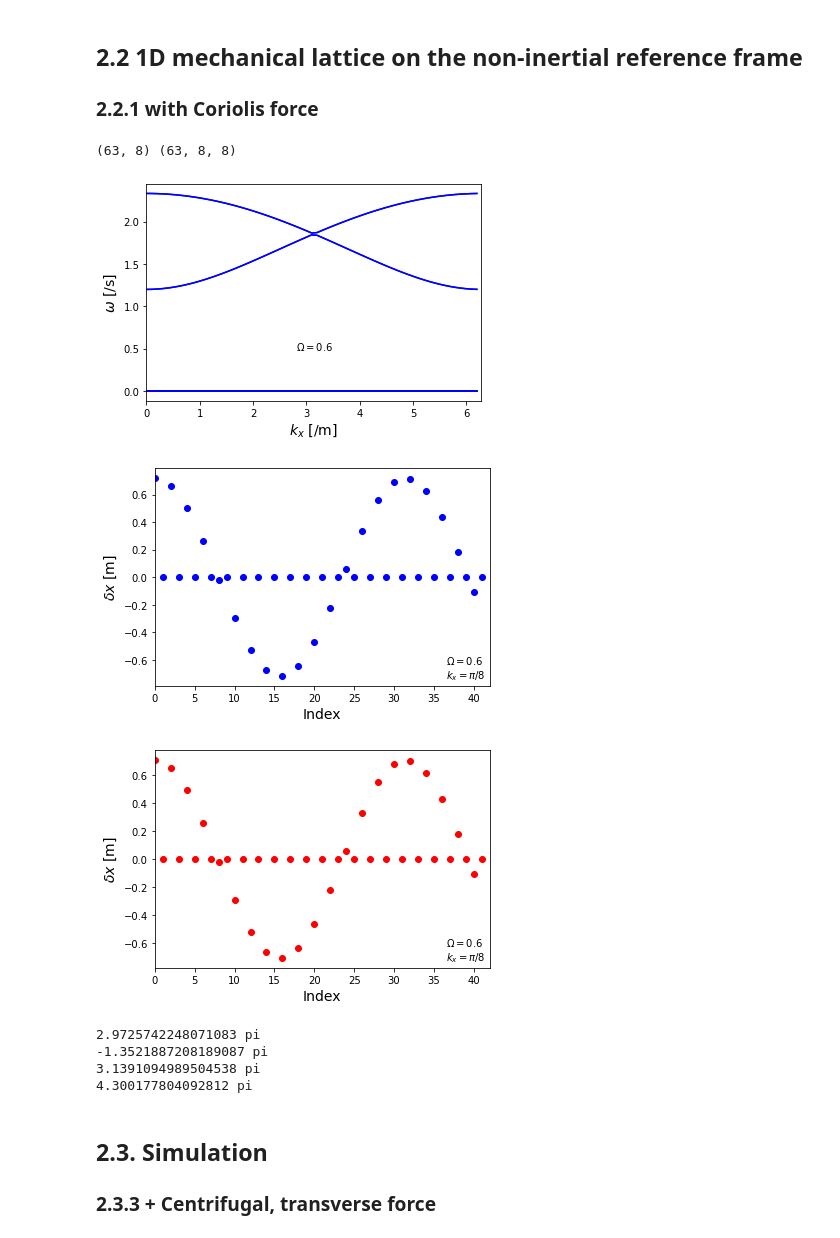
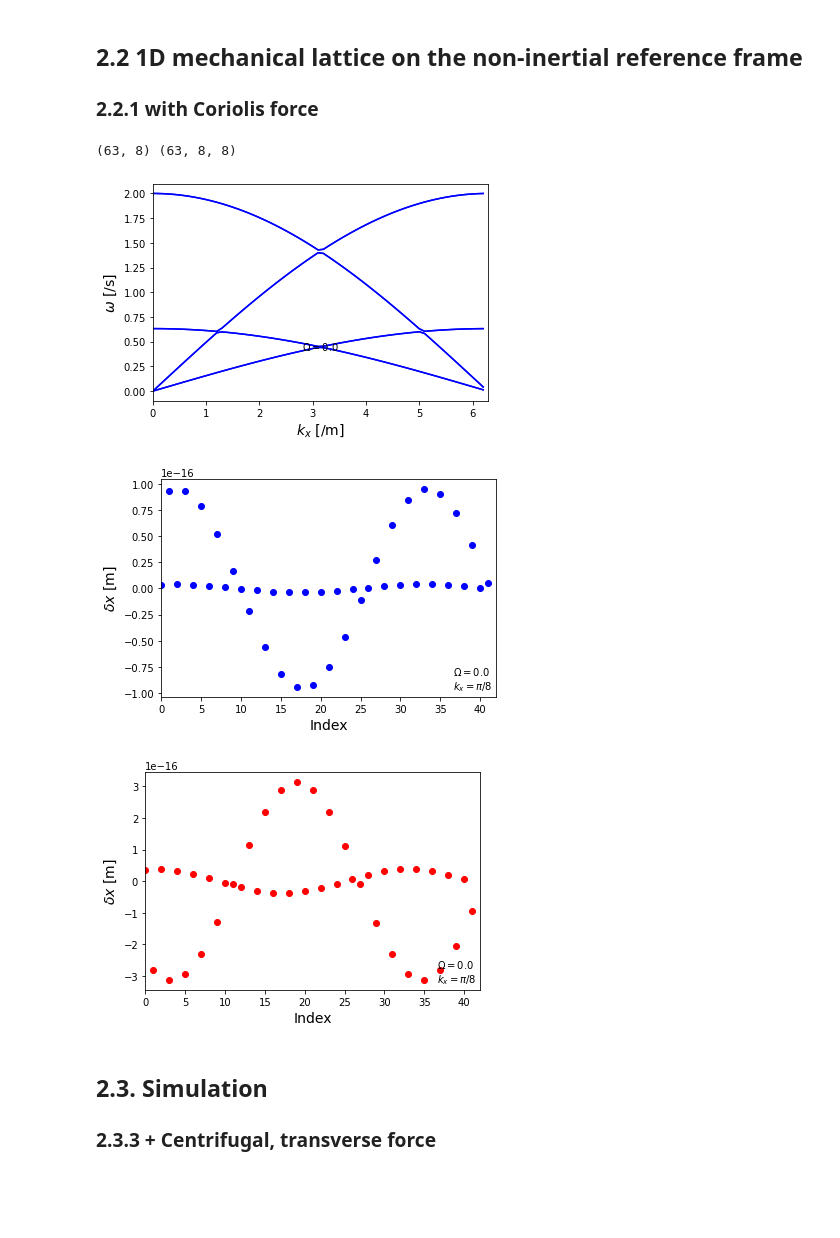
Before and after one commit to yoongun/topological-edge-modes-of-mechanical-lattice, a Jupyter notebook: 1d.ipynb, the cells around one changed output. Cells and saved outputs as stored; diff of their text form; code cells hidden in the pictures; blank space fills up the shorter version.

Commit message:
Added transverse force

```diff
--- a/1d.ipynb
+++ b/1d.ipynb
@@ -162,7 +162,7 @@ plt.show()
 import numpy as np
 
 
-O = 0.6
+O = 0.
 κ = 1.
 m = 1.
 w0 = np.sqrt(κ / m)
@@ -188,7 +188,7 @@ for k in ks:
         np.hstack([np.zeros((2, 2)), rw * 2.j * O])
     ])
 
-    transverse = False
+    transverse = True
     if transverse:
         L11 = np.vstack([
             np.hstack([2 * R, (-1 - K.conj()) * R]),
@@ -243,57 +243,42 @@ wanted = np.pi / 8
 idx = min(range(len(ks)), key=lambda i: abs(ks[i]-wanted))
 x = np.arange(N * 2)
 acoustic = []
 light = []
 for i in range(N):
     K = np.exp(i * 1.j * ks[idx])
-    a = (evecs_all[idx, :, 6] * K).real
-    l = (evecs_all[idx, :, 7] * K).real
-    acoustic.append([a[0], a[2]])
-    light.append([l[0], l[2]])
+    a = (evecs_all[idx, 6] * K).real
+    l = (evecs_all[idx, 7] * K).real
+    # a = (evecs_all[idx, :, 6] * K).real
+    # l = (evecs_all[idx, :, 7] * K).real
+    acoustic.append([a[1], a[3]])
+    light.append([l[1], l[3]])
 plt.scatter(x, acoustic, color='blue')
 plt.xlabel(r"Index", fontsize=14)
 plt.xlim(0, N * 2)
 plt.ylabel(r"$\delta x$ [m]", fontsize=14)
 plt.figtext(.8, .2, r"$\Omega=$" + f'{O:.1f}', fontsize=10)
 plt.figtext(.8, .15, r"$k_x=\pi/8$", fontsize=10)
 plt.show()
 # fig.savefig("1dc-acoustic-" + f'{O:.1f}' + ".png")
 
 # Plot light mode
 import matplotlib.pyplot as plt
 
 fig = plt.figure()
 plt.scatter(x, light, color='red')
 # plt.title(r"Optical mode ($k_x=\pi/8$)")
 plt.xlabel(r"Index", fontsize=14)
 plt.xlim(0, N * 2)
 plt.ylabel(r"$\delta x$ [m]", fontsize=14)
 plt.figtext(.8, .2, r"$\Omega=$" + f'{O:.1f}', fontsize=10)
 plt.figtext(.8, .15, r"$k_x=\pi/8$", fontsize=10)
 plt.show()
 # fig.savefig("1dc-optical-" + f'{O:.1f}' + ".png")
-
-# Winding number
-for i in range(4,8):
-    mode = i
-    e = evecs_all[:, mode, :4]
-    e_ = (e[1:] - e[:-1]) / precision
-
-
-    # Berry phase
-    result = 0
-    for i in range(len(e_)):
-        result += e[i+1].conj().T.dot(e_[i])
-    print((1.j * result).real / np.pi, 'pi')
 # %% [output]
 (63, 8) (63, 8, 8)
-[figure, old version]
+[figure, new version]
-[figure, old version]
+[figure, new version]
-[figure, old version]
+[figure, new version]
-2.9725742248071083 pi
--1.3521887208189087 pi
-3.1391094989504538 pi
-4.300177804092812 pi
 # %% [markdown]
 ## 2.3. Simulation
 ### 2.3.3 + Centrifugal, transverse force
```
